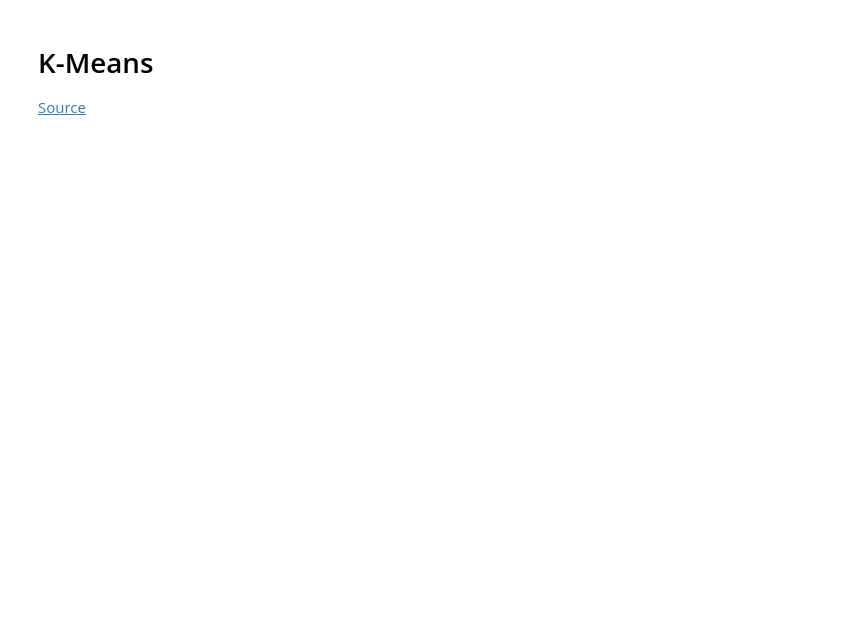
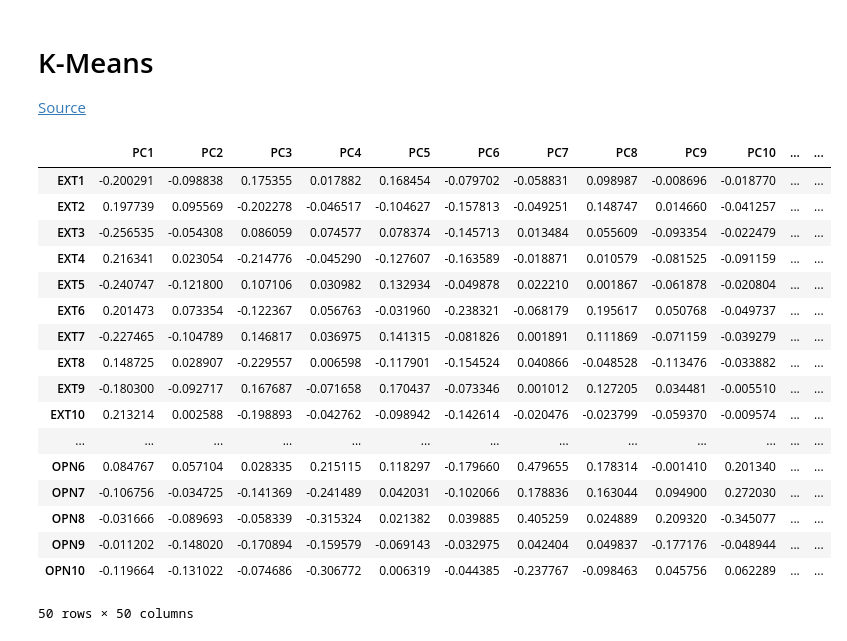
Before and after one commit to CodingPenguin1/Data-Analysis, a Jupyter notebook: unsupervised/ocean.ipynb, the cells around one changed output. Drawn from its saved outputs; the diff is of its cells as text; code cells hidden in the pictures; blank space fills up the shorter version.

Commit message:
added loading scores to ocean

```diff
--- a/unsupervised/ocean.ipynb
+++ b/unsupervised/ocean.ipynb
@@ -174,6 +171,28 @@ MemoryError: Unable to allocate 3.73 TiB for an array with shape (512122095225,)
 # %%
 km = KMeans(n_clusters=2)
 clusters = km.fit_predict(data_df)
+# %%
+loadings = pd.DataFrame(principal.components_.T, columns=x.columns.values, index=data_df.columns.values)
+loadings
+# %% [output]
+|  | PC1 | PC2 | PC3 | PC4 | PC5 | PC6 | PC7 | PC8 | PC9 | PC10 | ... | ... |
+| EXT1 | -0.200291 | -0.098838 | 0.175355 | 0.017882 | 0.168454 | -0.079702 | -0.058831 | 0.098987 | -0.008696 | -0.018770 | ... | ... |
+| EXT2 | 0.197739 | 0.095569 | -0.202278 | -0.046517 | -0.104627 | -0.157813 | -0.049251 | 0.148747 | 0.014660 | -0.041257 | ... | ... |
+| EXT3 | -0.256535 | -0.054308 | 0.086059 | 0.074577 | 0.078374 | -0.145713 | 0.013484 | 0.055609 | -0.093354 | -0.022479 | ... | ... |
+| EXT4 | 0.216341 | 0.023054 | -0.214776 | -0.045290 | -0.127607 | -0.163589 | -0.018871 | 0.010579 | -0.081525 | -0.091159 | ... | ... |
+| EXT5 | -0.240747 | -0.121800 | 0.107106 | 0.030982 | 0.132934 | -0.049878 | 0.022210 | 0.001867 | -0.061878 | -0.020804 | ... | ... |
+| EXT6 | 0.201473 | 0.073354 | -0.122367 | 0.056763 | -0.031960 | -0.238321 | -0.068179 | 0.195617 | 0.050768 | -0.049737 | ... | ... |
+| EXT7 | -0.227465 | -0.104789 | 0.146817 | 0.036975 | 0.141315 | -0.081826 | 0.001891 | 0.111869 | -0.071159 | -0.039279 | ... | ... |
+| EXT8 | 0.148725 | 0.028907 | -0.229557 | 0.006598 | -0.117901 | -0.154524 | 0.040866 | -0.048528 | -0.113476 | -0.033882 | ... | ... |
+| EXT9 | -0.180300 | -0.092717 | 0.167687 | -0.071658 | 0.170437 | -0.073346 | 0.001012 | 0.127205 | 0.034481 | -0.005510 | ... | ... |
+| EXT10 | 0.213214 | 0.002588 | -0.198893 | -0.042762 | -0.098942 | -0.142614 | -0.020476 | -0.023799 | -0.059370 | -0.009574 | ... | ... |
+| ... | ... | ... | ... | ... | ... | ... | ... | ... | ... | ... | ... | ... |
+| OPN6 | 0.084767 | 0.057104 | 0.028335 | 0.215115 | 0.118297 | -0.179660 | 0.479655 | 0.178314 | -0.001410 | 0.201340 | ... | ... |
+| OPN7 | -0.106756 | -0.034725 | -0.141369 | -0.241489 | 0.042031 | -0.102066 | 0.178836 | 0.163044 | 0.094900 | 0.272030 | ... | ... |
+| OPN8 | -0.031666 | -0.089693 | -0.058339 | -0.315324 | 0.021382 | 0.039885 | 0.405259 | 0.024889 | 0.209320 | -0.345077 | ... | ... |
+| OPN9 | -0.011202 | -0.148020 | -0.170894 | -0.159579 | -0.069143 | -0.032975 | 0.042404 | 0.049837 | -0.177176 | -0.048944 | ... | ... |
+| OPN10 | -0.119664 | -0.131022 | -0.074686 | -0.306772 | 0.006319 | -0.044385 | -0.237767 | -0.098463 | 0.045756 | 0.062289 | ... | ... |
+50 rows × 50 columns
 # %%
 plt.figure(figsize=(10, 10))
 plt.scatter(x['PC1'], x['PC2'], c=clusters, cmap='bwr')
```
Also changed, not shown: parts of 4 cells of this notebook, 1 other file.
